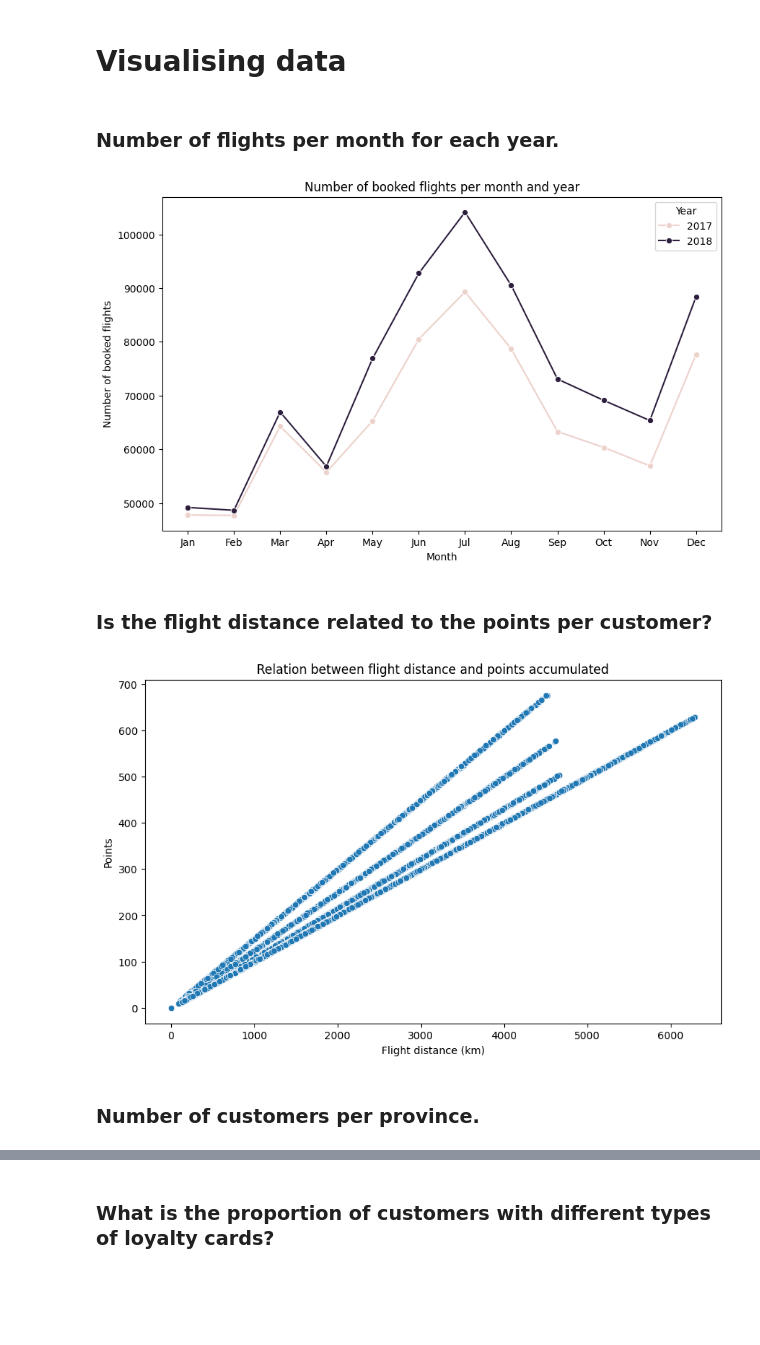
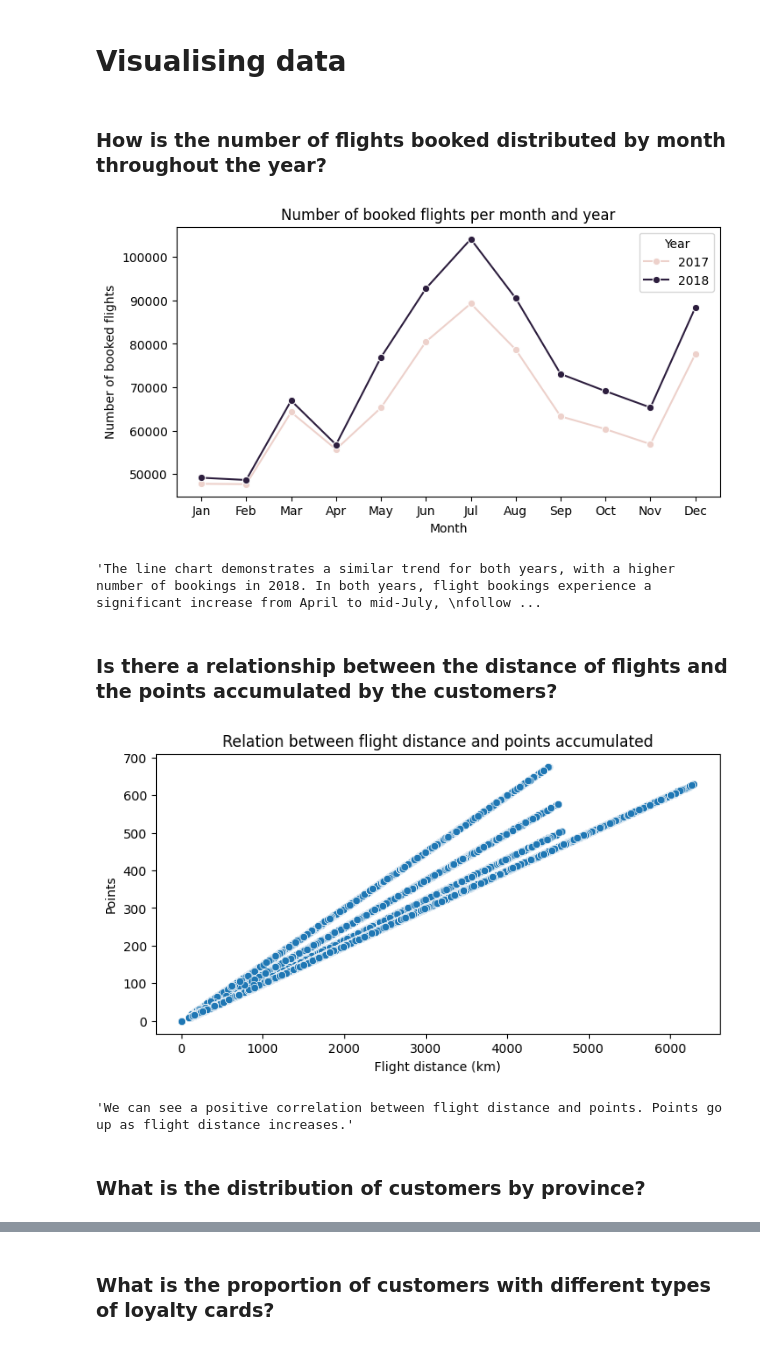
Before and after one commit to Adalab/bda-modulo-3-evaluacion-final-FiSaRaff, a Jupyter notebook: Notebooks/evaluacion_final_fiona.ipynb, the cells around one changed output, grey strips where cells are left out. Drawn from its saved outputs; the diff is of its cells as text; code cells hidden in the pictures; blank space fills up the shorter version.

```diff
--- a/Notebooks/evaluacion_final_fiona.ipynb
+++ b/Notebooks/evaluacion_final_fiona.ipynb
@@ -395,35 +405,42 @@ change_floats_to_int(merged_df, columns_to_convert)
 merged_df.to_csv("../Data/Customer_flight_activity.csv")
 # %% [markdown]
 # Visualising data
-# %% [markdown]
-### Number of flights per month for each year.
+# %% [markdown]
+### How is the number of flights booked distributed by month throughout the year?
 # %%
-merged_df_grouped = merged_df.groupby(['Year', 'Month'])['Flights Booked'].sum().reset_index()
+# Using a lineplot.
 
-plt.figure(figsize=(10,6))
+merged_df_grouped = merged_df.groupby(['Year', 'Month'])['Flights Booked'].sum().reset_index() #grouping before visualising.
+
+plt.figure(figsize=(8,4))
 sns.lineplot(data=merged_df_grouped, x='Month', y='Flights Booked', hue='Year', marker='o')
 plt.title('Number of booked flights per month and year')
 plt.xlabel('Month')
 plt.ylabel('Number of booked flights')
 plt.xticks(ticks=range(1, 13), labels=['Jan', 'Feb', 'Mar', 'Apr', 'May', 'Jun', 'Jul', 'Aug', 'Sep', 'Oct', 'Nov', 'Dec'])
 plt.show()
+
+'''The line chart demonstrates a similar trend for both years, with a higher number of bookings in 2018. In both years, flight bookings experience a significant increase from April to mid-July,
+followed by a decline, before rising again as December approaches.'''
 # %% [output]
-[figure, old version]
+[figure, new version]
+'The line chart demonstrates a similar trend for both years, with a higher number of bookings in 2018. In both years, flight bookings experience a significant increase from April to mid-July, \nfollow ...
-# %% [markdown]
-### Is the flight distance related to the points per customer?
+# %% [markdown]
+### Is there a relationship between the distance of flights and the points accumulated by the customers?
 # %%
-plt.figure(figsize=(10,6))
+plt.figure(figsize=(8,4))
 sns.scatterplot(data=merged_df, x='Distance', y='Points Accumulated')
 plt.title('Relation between flight distance and points accumulated')
 plt.xlabel('Flight distance (km)')
 plt.ylabel('Points')
 plt.show()
 
-# We can see a positive correlation between flight distance and points. Points go up as flight distance increases.
+'''We can see a positive correlation between flight distance and points. Points go up as flight distance increases.'''
 # %% [output]
-[figure, old version]
+[figure, new version]
+'We can see a positive correlation between flight distance and points. Points go up as flight distance increases.'
 # %% [markdown]
-### Number of customers per province.
+### What is the distribution of customers by province?
 # %%
 province_counts = merged_df['Province'].value_counts()
 
```
Also changed, not shown: parts of 38 cells of this notebook, 2 other files.
